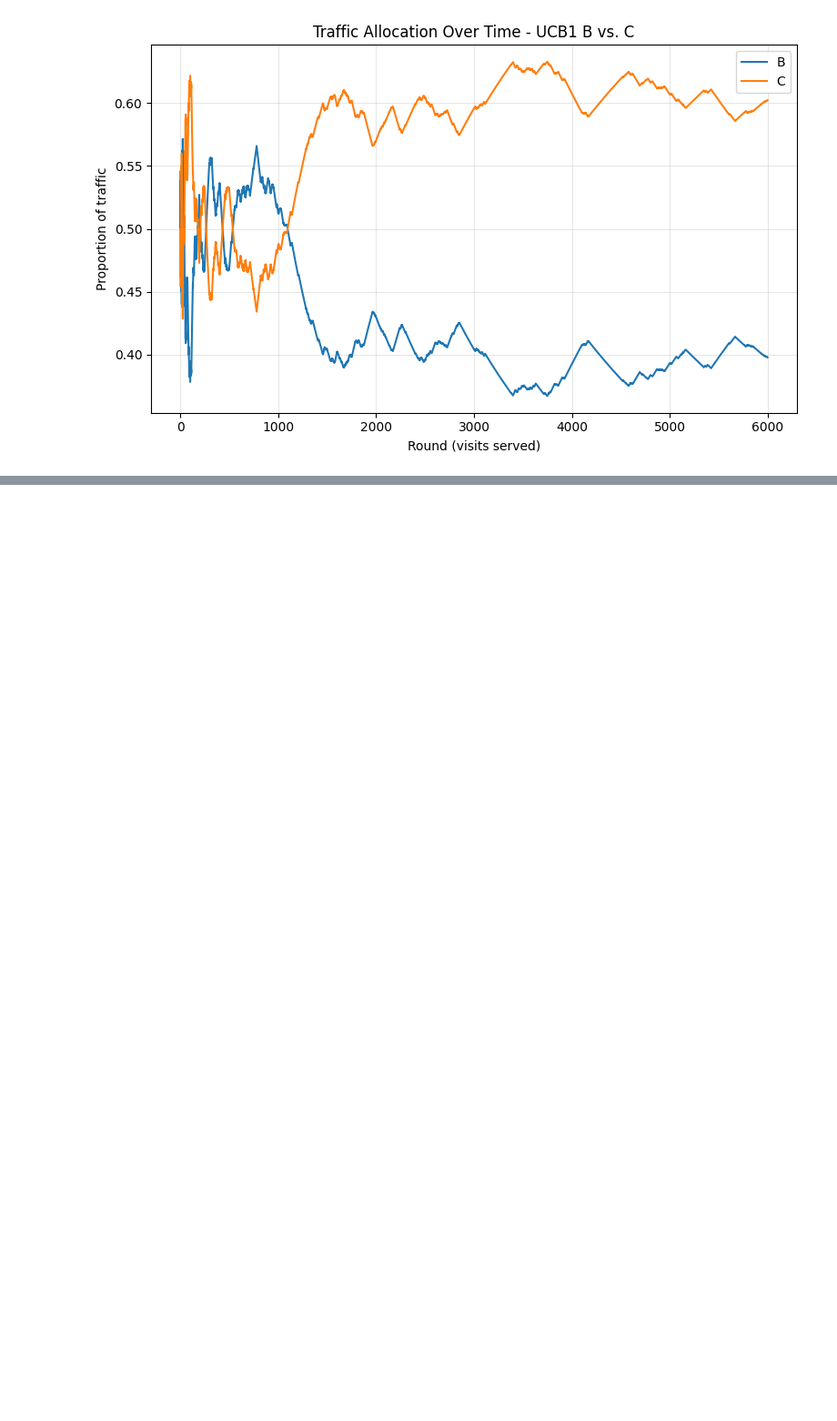
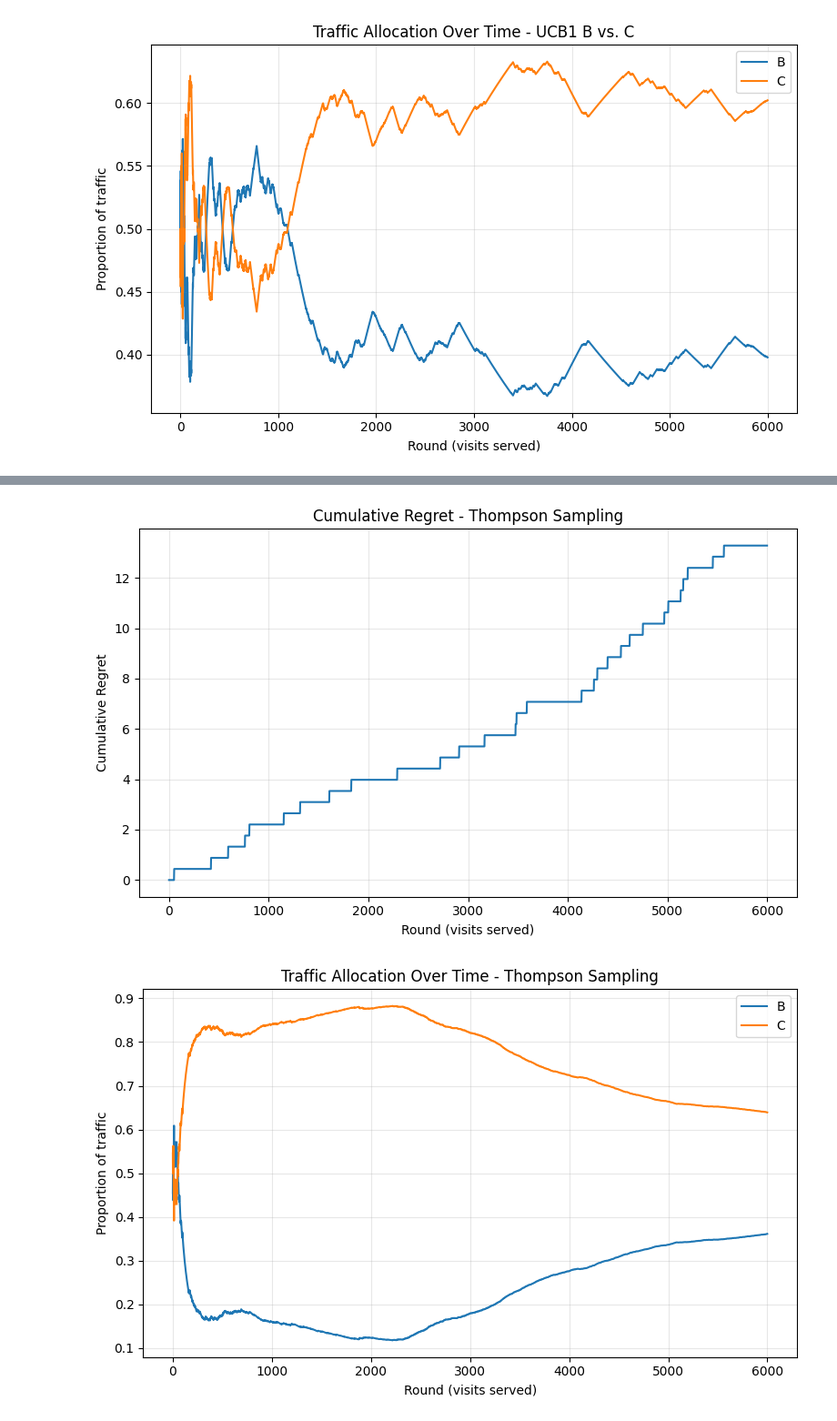
Before and after one commit to ananya290905/RecommenderTesting, a Jupyter notebook: notebooks/03_experimental_simulation.ipynb, the cells around one changed output, grey strips where cells are left out. Shown at 91% size. Cells and saved outputs as stored; diff of their text form; code cells hidden in the pictures; blank space fills up the shorter version.

```diff
--- a/notebooks/03_experimental_simulation.ipynb
+++ b/notebooks/03_experimental_simulation.ipynb
@@ -411,0 +428,7 @@ graph_allocation_history(results_ucb1_all['allocation_history'], 'UCB1 B vs. C',
+# %%
+results_thompson_pair = run_bandit_simulation(['B', 'C'], 6000, {'B' : 0.2120, 'C' : 0.2167},  pick_thompson)
+graph_cumulative_regret(results_thompson_pair['cumulative_regret'], 'Thompson Sampling')
+graph_allocation_history(results_thompson_pair['allocation_history'], 'Thompson Sampling', ['B', 'C'])
+# %% [output]
+[figure, added]
+[figure, added]
```
Also changed, not shown: parts of 9 cells of this notebook.
